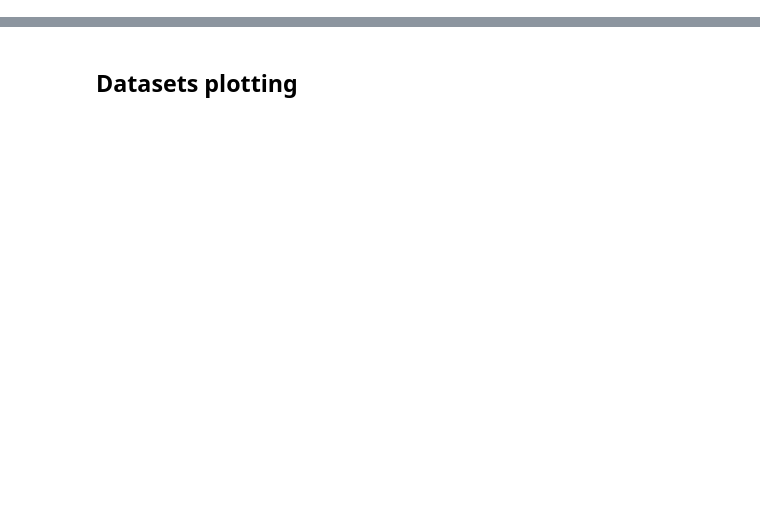
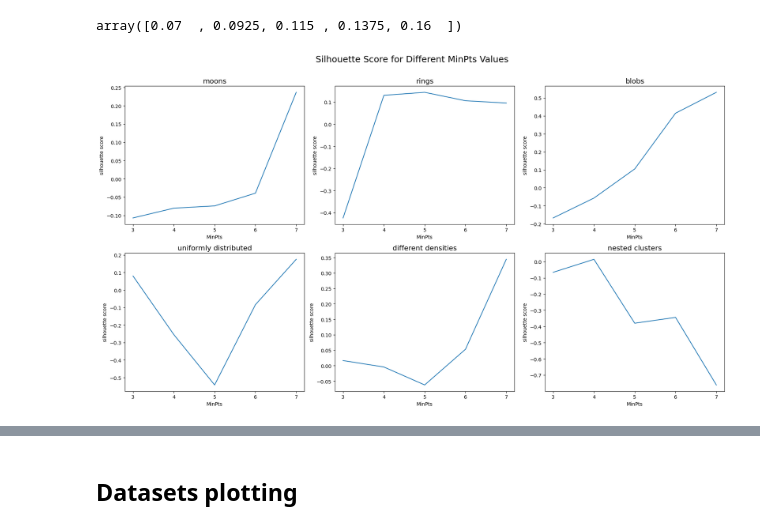
Before and after one commit to mma-dev-92/streamlit-app, a Jupyter notebook: clustering_params.ipynb, the cells around one changed output, grey strips where cells are left out. Drawn from its saved outputs; the diff is of its cells as text; code cells hidden in the pictures; blank space fills up the shorter version.

Commit message:
clustering method parametrization update

```diff
--- a/clustering_params.ipynb
+++ b/clustering_params.ipynb
@@ -32,0 +57,46 @@ def compute_silhouette(dataset: np.ndarray, clusters: list[int]) -> list[int]:
+# %%
+def compute_silhouette_dbscan(dataset: tuple[np.ndarray, np.ndarray], epss: list[int], min_ptss: list[int]) -> list[int]:
+    score = []
+    X = dataset[0]
+    for eps, min_pts in zip(epss, min_ptss):
+        model = DBSCAN(eps=eps, min_samples=min_pts)
+        labels = model.fit_predict(X)
+        score.append(silhouette_score(X, labels))
+
+    return score
+# %%
+def plot_silhouette_dbscan(datasets: tuple[np.ndarray, np.ndarray], epss: dict[str, list[int]], min_ptss: dict[str, list[int]]) -> None:
+    n_cols = 3
+    n_rows = int(np.ceil(len(datasets) / n_cols))
+    figure, axis = plt.subplots(nrows=n_rows, ncols=n_cols, figsize=(n_cols * 6, n_rows * 5))
+    axis_flatten = axis.flatten()
+    for i, (name, dataset) in enumerate(datasets.items()):
+        data_to_plot = compute_silhouette_dbscan(dataset, epss[name], min_ptss[name])
+        axis_flatten[i].plot(min_ptss[name], data_to_plot)
+        axis_flatten[i].set_title(name, fontsize='x-large')
+        axis_flatten[i].set_ylabel('silhouette score', fontsize='medium')
+        axis_flatten[i].set_xlabel('MinPts', fontsize='medium')
+        axis_flatten[i].set_xticks(min_ptss[name])
+
+    figure.suptitle('Silhouette Score for Different MinPts Values', fontsize=18, y=1.01)
+    figure.tight_layout()
+    figure.show()
+# %%
+epss = {
+    'moons': np.linspace(0.03, 0.08, num=5),
+    'rings': np.linspace(0.1, 0.2, num=5),
+    'blobs': np.linspace(0.03, 0.07, num=5),
+    'uniformly distributed': np.linspace(0.075, 0.15, num=5),
+    'different densities': np.linspace(0.08, 0.18, num=5),
+    'nested clusters': np.linspace(0.07, 0.016, num=5),
+}
+
+min_ptss = {name: np.arange(3, 8) for name in datasets}
+# %%
+np.linspace(0.07, 0.16, num=5)
+# %% [output]
+array([0.07  , 0.0925, 0.115 , 0.1375, 0.16  ])
+# %%
+plot_silhouette_dbscan(datasets, epss, min_ptss)
+# %% [output]
+[figure, added]
```
Also changed, not shown: parts of 25 cells of this notebook, 3 other files.
